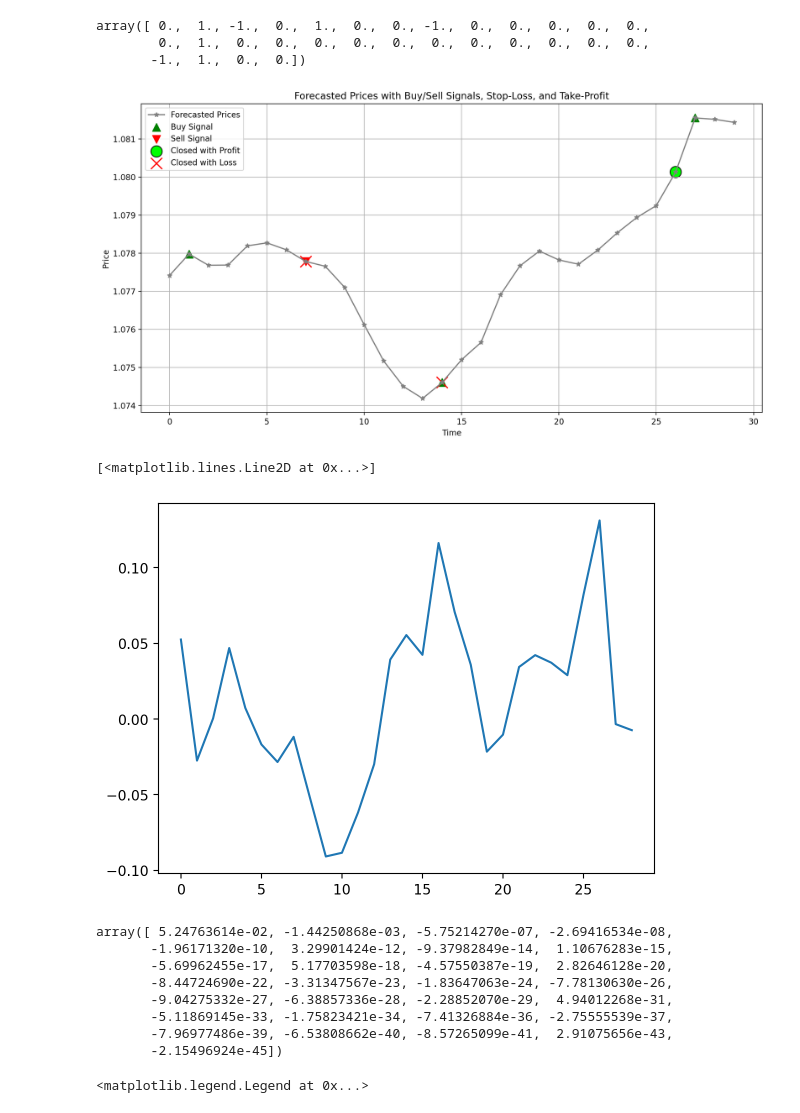
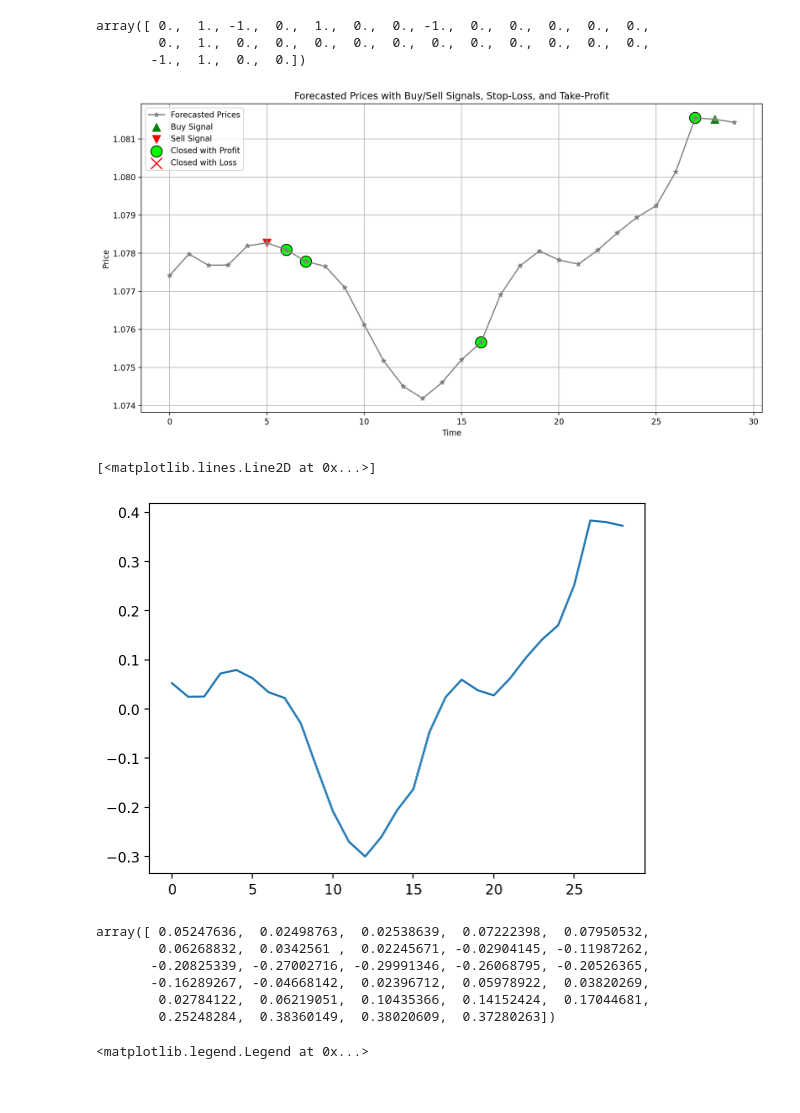
Before and after one commit to Iftekhar-mobin/Make_Money_with_Tensorflow_2.0, a Jupyter notebook: forexPredictor/Main_______Multivariate_Multi_Step_Single_output.ipynb, the cells around one changed output. Saved outputs shown, nothing was run; the diff lists cells and outputs as text; code cells hidden in the pictures.

```diff
--- a/forexPredictor/Main_______Multivariate_Multi_Step_Single_output.ipynb
+++ b/forexPredictor/Main_______Multivariate_Multi_Step_Single_output.ipynb
@@ -332,15 +332,20 @@ entry_price = 0  # Track the entry price of the position
 closed_profits = []
 closed_losses = []
 
-for i in range(1, len(percentage_change) + 1):
+window_size = 5
+cumulative_percentage_change = np.cumsum(percentage_change)
+
+for i in range(window_size, len(cumulative_percentage_change)):
     if position == 0:  # No position
-        if percentage_change[i-1] > buy_threshold:
+        if cumulative_percentage_change[i-1] - cumulative_percentage_change[i-window_size] > \
+        buy_threshold:
             signals[i] = 1  # Buy signal
             position = 1  # Update position to buy
             entry_price = forecasted_prices[i]  # Record the entry price
-        elif percentage_change[i-1] < sell_threshold:
+        elif cumulative_percentage_change[i-1] - cumulative_percentage_change[i-window_size] < \
+        -sell_threshold:
             signals[i] = -1  # Sell signal
-            position = -1  # Update position to Sell
+            position = -1  # Update position to sell
             entry_price = forecasted_prices[i]  # Record the entry price
     elif position == 1:  # Holding a buy position
         if forecasted_prices[i] < entry_price - stop_loss_pips:
@@ -351,9 +356,9 @@ for i in range(1, len(percentage_change) + 1):
             signals[i] = -1  # Close buy position with take-profit
             closed_profits.append(i)  # Record the index of the closed order with profit
             position = 0  # Reset position
-        elif percentage_change[i-1] < sell_threshold:
-            signals[i] = -1  # Close buy position with loss and open sell order
-            closed_losses.append(i)  # Record the index of the closed order with loss
+        elif cumulative_percentage_change[i-1] - cumulative_percentage_change[i-window_size] < -sell_threshold:
+            signals[i] = -1  # Close buy position with profit and open sell order
+            closed_profits.append(i)  # Record the index of the closed order with profit
             position = -1  # Update position to sell
             entry_price = forecasted_prices[i]  # Record the entry price for the sell order
     elif position == -1:  # Holding a sell position
@@ -365,11 +370,12 @@ for i in range(1, len(percentage_change) + 1):
             signals[i] = 1  # Close sell position with take-profit
             closed_profits.append(i)  # Record the index of the closed order with profit
             position = 0  # Reset position
-        elif percentage_change[i-1] > buy_threshold:
-            signals[i] = 1  # Close sell position with loss and open buy order
-            closed_losses.append(i)  # Record the index of the closed order with loss
+        elif cumulative_percentage_change[i-1] - cumulative_percentage_change[i-window_size] > buy_threshold:
+            signals[i] = 1  # Close sell position with profit and open buy order
+            closed_profits.append(i)  # Record the index of the closed order with profit
             position = 1  # Update position to buy
             entry_price = forecasted_prices[i]  # Record the entry price for the buy order
+
 
 # Plotting
 plt.figure(figsize=(14, 7))
@@ -399,23 +405,21 @@ plt.grid(True)
 # Show plot
 plt.show()
 # %% [output]
-[figure, old version]
+[figure, new version]
 # %%
-plt.plot(percentage_change)
+plt.plot(np.cumsum(percentage_change))
 # %% [output]
 [<matplotlib.lines.Line2D at 0x...>]
-[figure, old version]
+[figure, new version]
 # %%
-np.cumprod(percentage_change)
+np.cumsum(percentage_change)
 # %% [output]
-array([ 5.24763614e-02, -1.44250868e-03, -5.75214270e-07, -2.69416534e-08,
-       -1.96171320e-10,  3.29901424e-12, -9.37982849e-14,  1.10676283e-15,
-       -5.69962455e-17,  5.17703598e-18, -4.57550387e-19,  2.82646128e-20,
-       -8.44724690e-22, -3.31347567e-23, -1.83647063e-24, -7.78130630e-26,
-       -9.04275332e-27, -6.38857336e-28, -2.28852070e-29,  4.94012268e-31,
-       -5.11869145e-33, -1.75823421e-34, -7.41326884e-36, -2.75555539e-37,
-       -7.96977486e-39, -6.53808662e-40, -8.57265099e-41,  2.91075656e-43,
-       -2.15496924e-45])
+array([ 0.05247636,  0.02498763,  0.02538639,  0.07222398,  0.07950532,
+        0.06268832,  0.0342561 ,  0.02245671, -0.02904145, -0.11987262,
+       -0.20825339, -0.27002716, -0.29991346, -0.26068795, -0.20526365,
+       -0.16289267, -0.04668142,  0.02396712,  0.05978922,  0.03820269,
+        0.02784122,  0.06219051,  0.10435366,  0.14152424,  0.17044681,
+        0.25248284,  0.38360149,  0.38020609,  0.37280263])
 # %%
 plt.plot(collector, label='Predicted Actual')
 plt.plot(pr_price_avg, label='predicted avg')
```
